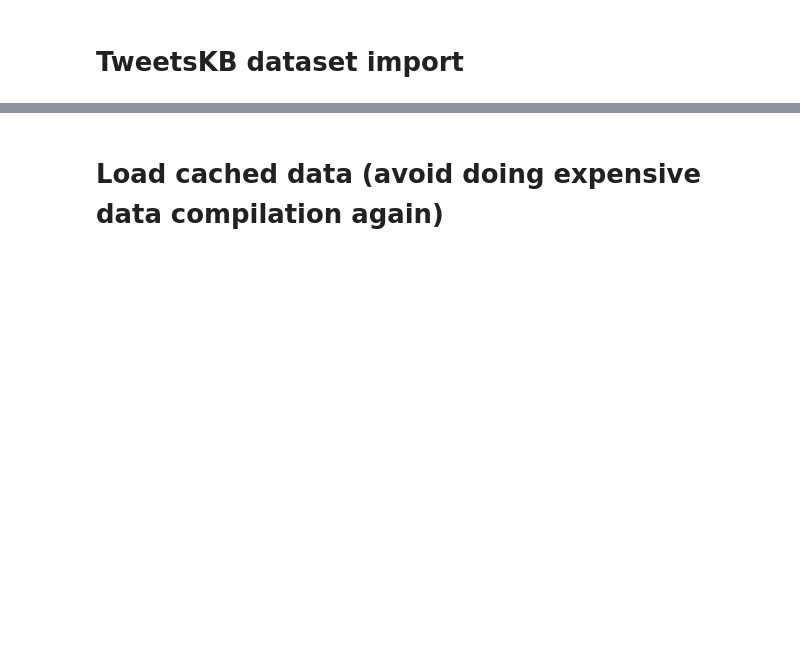
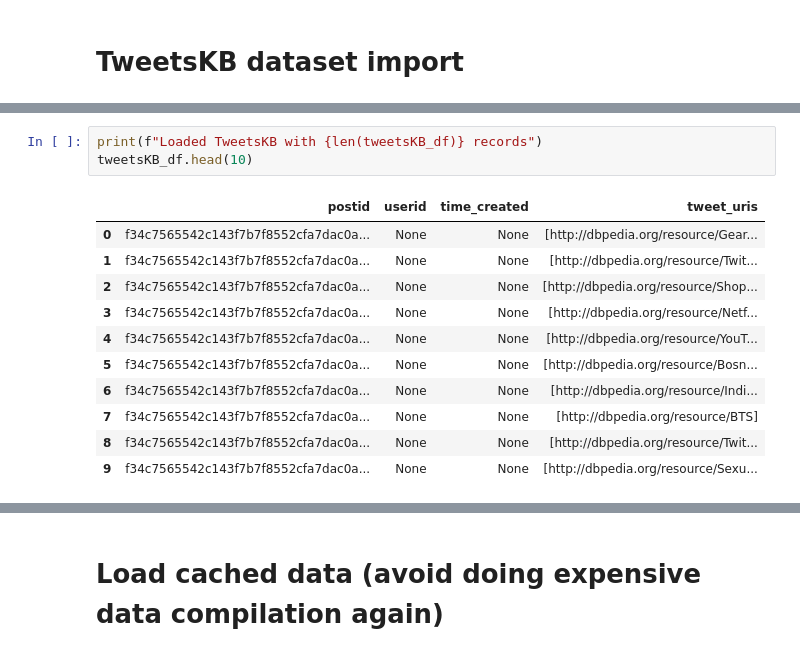
Before and after one commit to rayyyd/news_reccomender, a Jupyter notebook: ray/recommender.ipynb, the cells around one changed output, grey strips where cells are left out. Cells and saved outputs as stored; diff of their text form; blank space fills up the shorter version.

```diff
--- a/ray/recommender.ipynb
+++ b/ray/recommender.ipynb
@@ -275,0 +282,15 @@ df.head()
+# %%
+print(f"Loaded TweetsKB with {len(tweetsKB_df)} records")
+tweetsKB_df.head(10)
+# %% [output]
+|  | postid | userid | time_created | tweet_uris |
+| 0 | f34c7565542c143f7b7f8552cfa7dac0a... | None | None | [http://dbpedia.org/resource/Gear... |
+| 1 | f34c7565542c143f7b7f8552cfa7dac0a... | None | None | [http://dbpedia.org/resource/Twit... |
+| 2 | f34c7565542c143f7b7f8552cfa7dac0a... | None | None | [http://dbpedia.org/resource/Shop... |
+| 3 | f34c7565542c143f7b7f8552cfa7dac0a... | None | None | [http://dbpedia.org/resource/Netf... |
+| 4 | f34c7565542c143f7b7f8552cfa7dac0a... | None | None | [http://dbpedia.org/resource/YouT... |
+| 5 | f34c7565542c143f7b7f8552cfa7dac0a... | None | None | [http://dbpedia.org/resource/Bosn... |
+| 6 | f34c7565542c143f7b7f8552cfa7dac0a... | None | None | [http://dbpedia.org/resource/Indi... |
+| 7 | f34c7565542c143f7b7f8552cfa7dac0a... | None | None | [http://dbpedia.org/resource/BTS] |
+| 8 | f34c7565542c143f7b7f8552cfa7dac0a... | None | None | [http://dbpedia.org/resource/Twit... |
+| 9 | f34c7565542c143f7b7f8552cfa7dac0a... | None | None | [http://dbpedia.org/resource/Sexu... |
```
Also changed, not shown: parts of 3 cells of this notebook, 1 other file.
